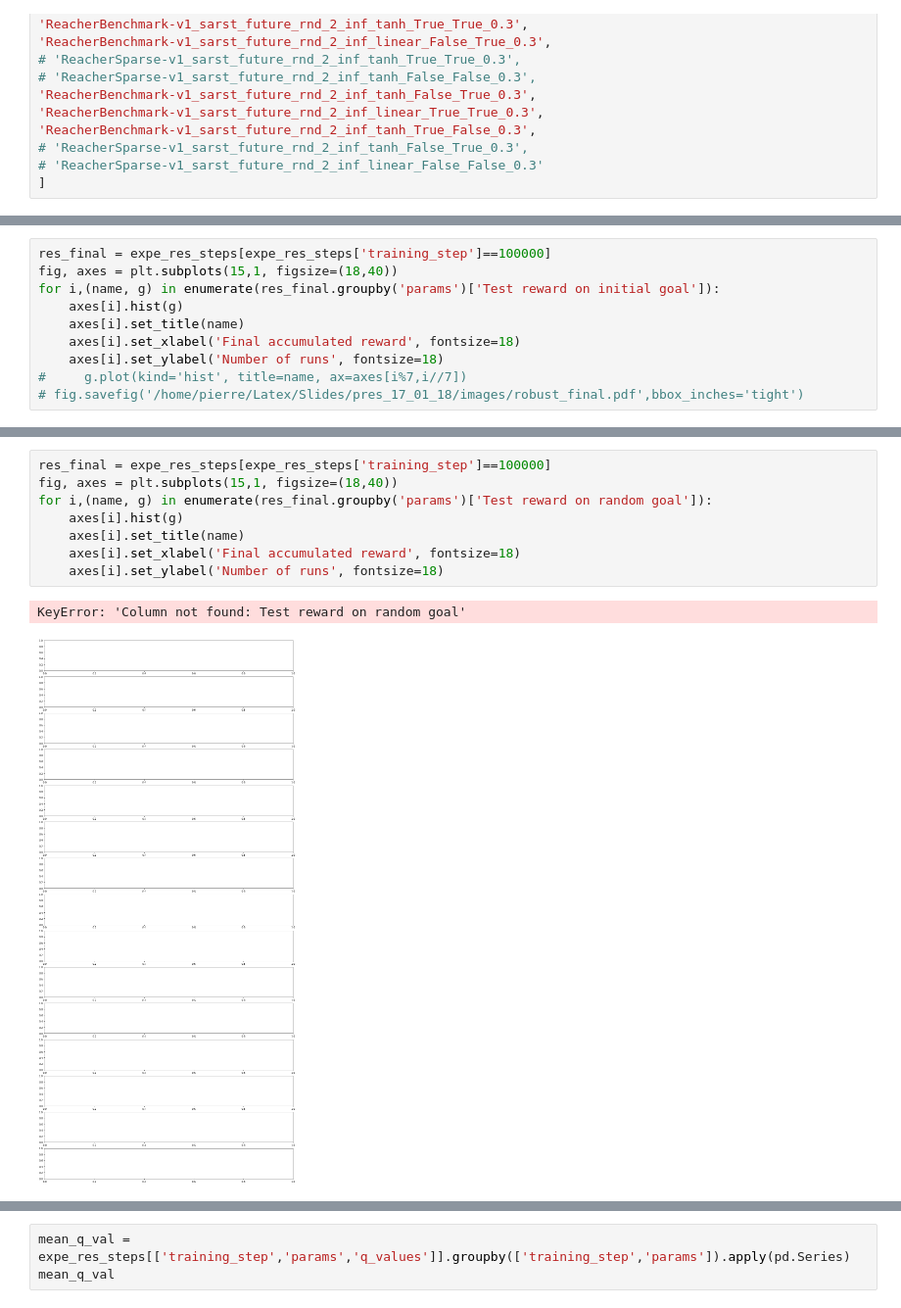
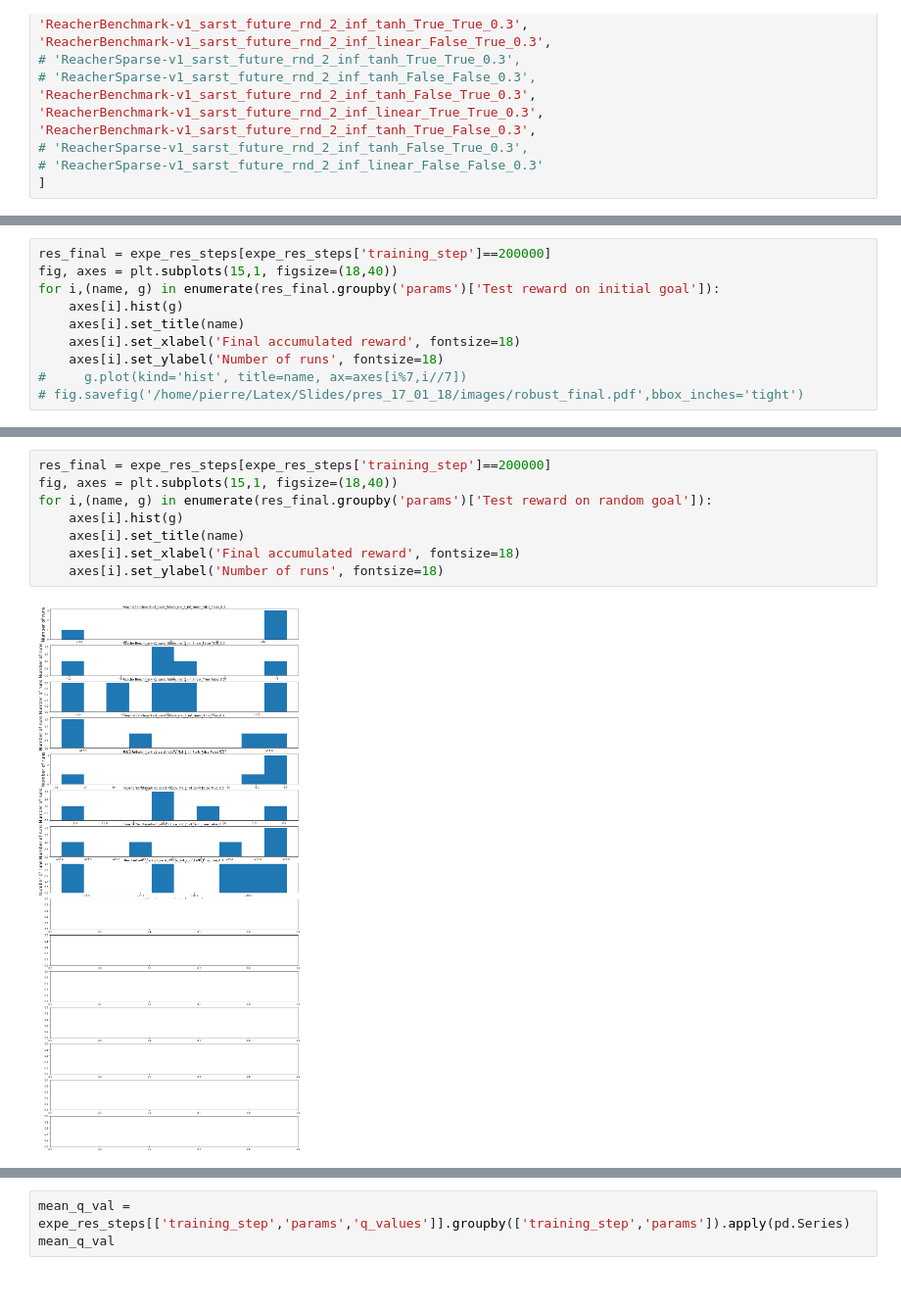
Before and after one commit to pifouuu/deep-rl, a Jupyter notebook: notebooks/sarst_comp_1_various_explo-Copy1.ipynb, the cells around one changed output, grey strips where cells are left out. Shown at 98% size. Cells and saved outputs as stored; diff of their text form.

```diff
--- a/notebooks/sarst_comp_1_various_explo-Copy1.ipynb
+++ b/notebooks/sarst_comp_1_various_explo-Copy1.ipynb
@@ -72,5 +66,5 @@ run ../log/results2/ReacherBenchmark-v1_sarst_future_rnd_2_inf_tanh_True_False_0
 # %%
-res_final = expe_res_steps[expe_res_steps['training_step']==100000]
+res_final = expe_res_steps[expe_res_steps['training_step']==200000]
 fig, axes = plt.subplots(15,1, figsize=(18,40))
 for i,(name, g) in enumerate(res_final.groupby('params')['Test reward on initial goal']):
     axes[i].hist(g)
@@ -84,13 +78,12 @@ for i,(name, g) in enumerate(res_final.groupby('params')['Test reward on initial
 # %%
-res_final = expe_res_steps[expe_res_steps['training_step']==100000]
+res_final = expe_res_steps[expe_res_steps['training_step']==200000]
 fig, axes = plt.subplots(15,1, figsize=(18,40))
 for i,(name, g) in enumerate(res_final.groupby('params')['Test reward on random goal']):
     axes[i].hist(g)
     axes[i].set_title(name)
     axes[i].set_xlabel('Final accumulated reward', fontsize=18)
     axes[i].set_ylabel('Number of runs', fontsize=18)
 # %% [output]
-KeyError: 'Column not found: Test reward on random goal'
-[figure, old version]
+[figure, new version]
 # %%
 dico = {}
```
Also changed, not shown: parts of 5 cells of this notebook, 3 other files.
